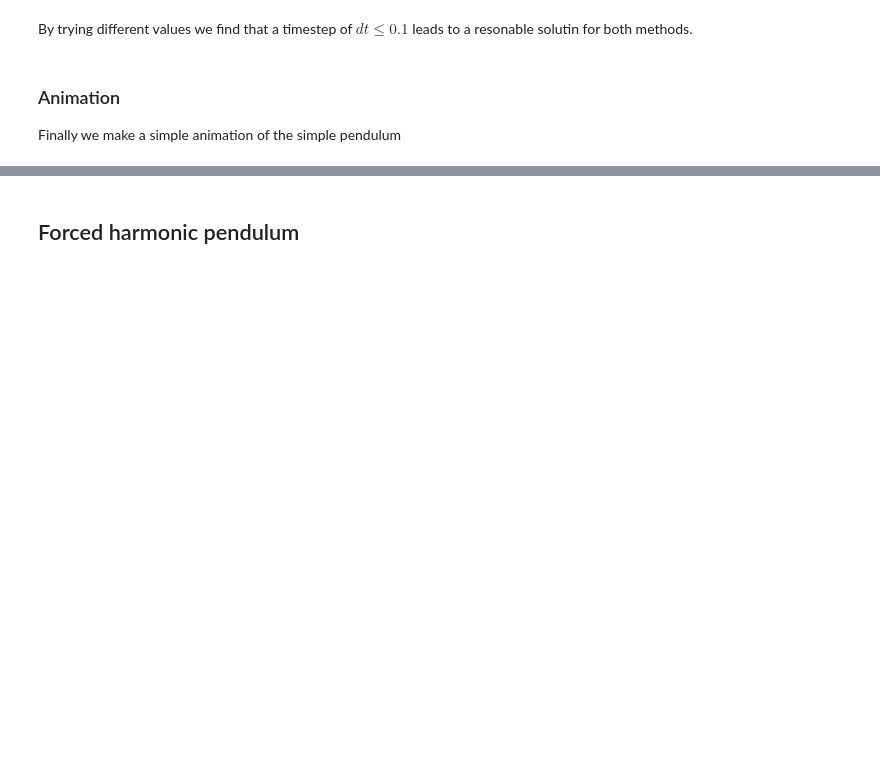
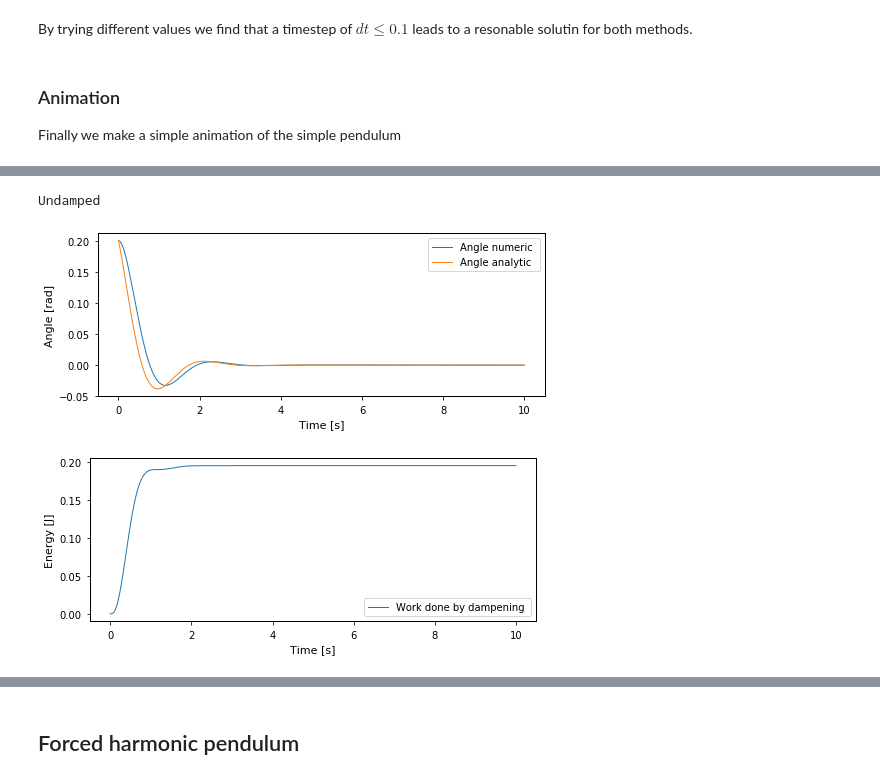
Before and after one commit to kaprests/Pendulum, a Jupyter notebook: pendulum2.ipynb, the cells around one changed output, grey strips where cells are left out. Cells and saved outputs as stored; diff of their text form; code cells hidden in the pictures; blank space fills up the shorter version.

```diff
--- a/pendulum2.ipynb
+++ b/pendulum2.ipynb
@@ -416,0 +455,50 @@ HTML(anim.to_html5_video())
+# %%
+def Df(t, y,q=1,g=9.81,l=1):
+    return [y[1],-g/l*y[0]-q*y[1]]
+
+#Assuming omega_0 = 0
+def theta_analytic(t,theta_0=0.2,q=1,g=9.81,l=1):
+    if q < np.sqrt(4*g/l):
+        return theta_0*np.exp(-q*t*0.5)*np.sin(np.sqrt((g/l)- q**2/4)*t + np.pi/2)
+    elif q == np.sqrt(4*g/l):
+        return (theta_0+theta_0*q*0.5)*np.exp(-q*t/2)
+    else:
+        return (theta_0)*(np.exp(-q/2 + np.sqrt(q**2/4 - (g/l)**2)) + np.exp(-q/2 - np.sqrt(q**2/4 - (g/l)**2)))
+
+def theta_analytic(t,theta_0=0.2,q=1,g=9.81,l=1):
+    if q < np.sqrt(4*g/l):
+        return theta_0*np.exp(-q*t*0.5)*np.sin(np.sqrt((g/l)- q**2/4)*t + np.pi/2)
+    elif q == np.sqrt(4*g/l):
+        return (theta_0+theta_0*q*0.5*t)*np.exp(-q*t/2)
+    else:
+        return theta_0/2*np.exp((-q/2 + np.sqrt(q**2/4 - g/l))*t) + theta_0/2*np.exp((-q/2 - np.sqrt(q**2/4 - g/l ))*t)
+# %%
+#Underdamped
+q_under = np.sqrt(1*g/l)
+
+sol_under = solve_ivp(lambda t, y: Df(t,y,q_under), t_span=[0, sim_time], y0=[theta_0, omega_0], max_step = dt )
+theta_vec_under, omg_vec_under = sol_under.y[0], sol_under.y[1]
+kin_energy_under, pot_energy_under, total_energy_under = energies(sol_under.y[0], sol_under.y[1])
+
+"""plot results"""
+print("Undamped")
+plt.plot(sol_under.t, theta_vec_under, label = "Angle numeric ")
+plt.plot(sol_under.t, theta_analytic(sol_under.t, q = q_under ), label = "Angle analytic")
+plt.xlabel("Time [s]")
+plt.ylabel("Angle [rad]")
+plt.legend()
+plt.show()
+plt.plot(sol_under.t, total_energy_under[0] - total_energy_under , label = "Work done by dampening ")
+#plt.plot(sol.t, total_energy_RK45, label = "Work done by dampening analytical")
+
+plt.xlabel("Time [s]")
+plt.ylabel("Energy [J]")
+plt.legend()
+plt.show()
+
+
+plt.show()
+# %% [output]
+Undamped
+[figure, added]
+[figure, added]
```
Also changed, not shown: parts of 14 cells of this notebook.
